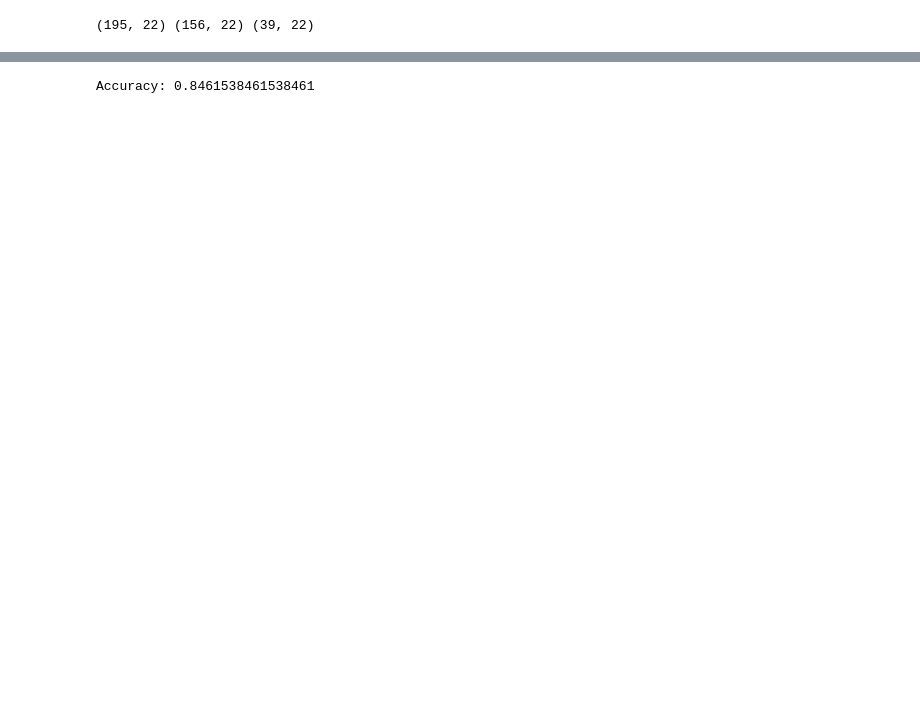
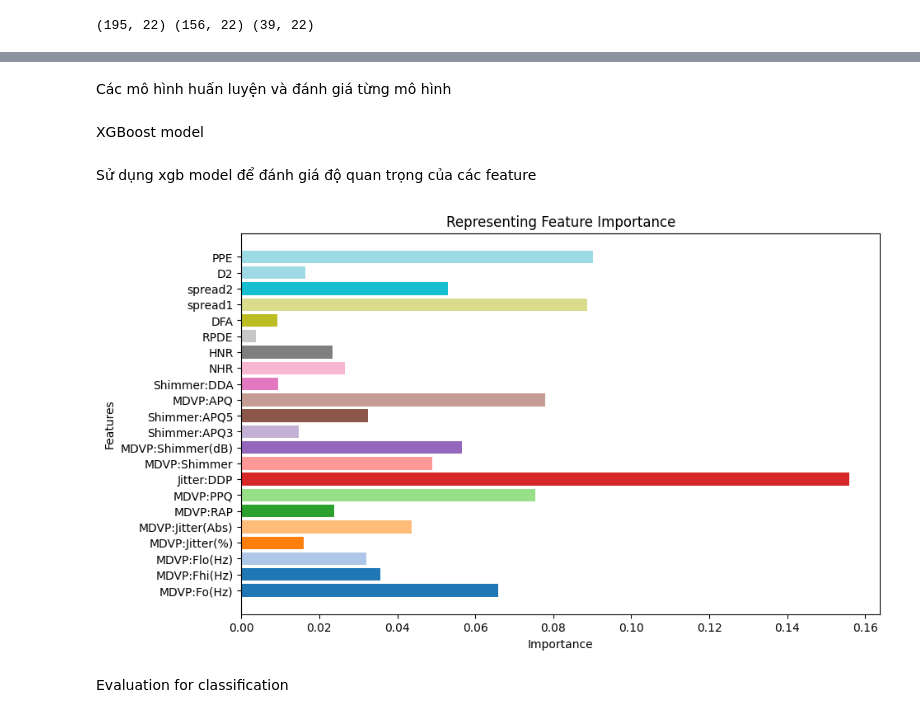
Before and after one commit to bao2206/Final-machine-learning, a Jupyter notebook: final.ipynb, the cells around one changed output, grey strips where cells are left out. Saved outputs shown, nothing was run; the diff lists cells and outputs as text; code cells hidden in the pictures; blank space fills up the shorter version.

```diff
--- a/final.ipynb
+++ b/final.ipynb
@@ -366,21 +176,36 @@ for feature_name in feature_names:
-# %%
-from sklearn.linear_model import LinearRegression
-
-# Create a linear regression model
-linear_model = LinearRegression()
-
-# Train the linear regression model
-linear_model.fit(X_train, Y_train)
-
-# Predict on the test set
-Y_pred = linear_model.predict(X_test)
-
-# As this is a classification task, you might need to convert predicted probabilities to class labels
-# For example, if using a threshold of 0.5:
-Y_pred_class = [1 if pred > 0.5 else 0 for pred in Y_pred]
-
-# Evaluate accuracy if needed (for classification)
-accuracy = accuracy_score(Y_test, Y_pred_class)
-print("Accuracy:", accuracy)
-# %% [output]
-Accuracy: 0.8461538461538461
+# %% [markdown]
+Các mô hình huấn luyện và đánh giá từng mô hình
+# %% [markdown]
+XGBoost model
+# %%
+from xgboost import XGBClassifier
+xgb = XGBClassifier(learning_rate=0.01, n_estimators=25, max_depth=15,gamma=0.6, subsample=0.52,colsample_bytree=0.6,seed=27,
+                    reg_lambda=2, booster='dart', colsample_bylevel=0.6, colsample_bynode=0.5)
+xgb.fit(X_train, Y_train)
+xgb_predicted = xgb.predict(X_test)
+# %% [markdown]
+Sử dụng xgb model để đánh giá độ quan trọng của các feature
+# %%
+# list features
+feature_names = ['MDVP:Fo(Hz)', 'MDVP:Fhi(Hz)', 'MDVP:Flo(Hz)', 'MDVP:Jitter(%)', 'MDVP:Jitter(Abs)', 'MDVP:RAP', 'MDVP:PPQ', 'Jitter:DDP', 'MDVP:Shimmer', 'MDVP:Shimmer(dB)', 'Shimmer:APQ3', 'Shimmer:APQ5', 'MDVP:APQ', 'Shimmer:DDA', 'NHR', 'HNR', 'RPDE', 'DFA', 'spread1', 'spread2', 'D2', 'PPE']
+
+# features importance
+imp_feature = pd.DataFrame({'Feature': feature_names, 'Importance': xgb.feature_importances_})
+
+# color
+colors = plt.cm.tab20(np.linspace(0, 1, len(feature_names)))
+
+# visual chart about importance of features using xgb model
+plt.figure(figsize=(10, 6))
+plt.title("Representing Feature Importance")
+plt.xlabel("Importance")
+plt.ylabel("Features")
+
+for i, (feature, color) in enumerate(zip(imp_feature['Feature'], colors)):
+    plt.barh(feature, imp_feature.loc[i, 'Importance'], color=color)
+
+plt.show()
+# %% [output]
+[figure, added]
+# %% [markdown]
+Evaluation for classification
```
Also changed, not shown: parts of 61 cells of this notebook.
